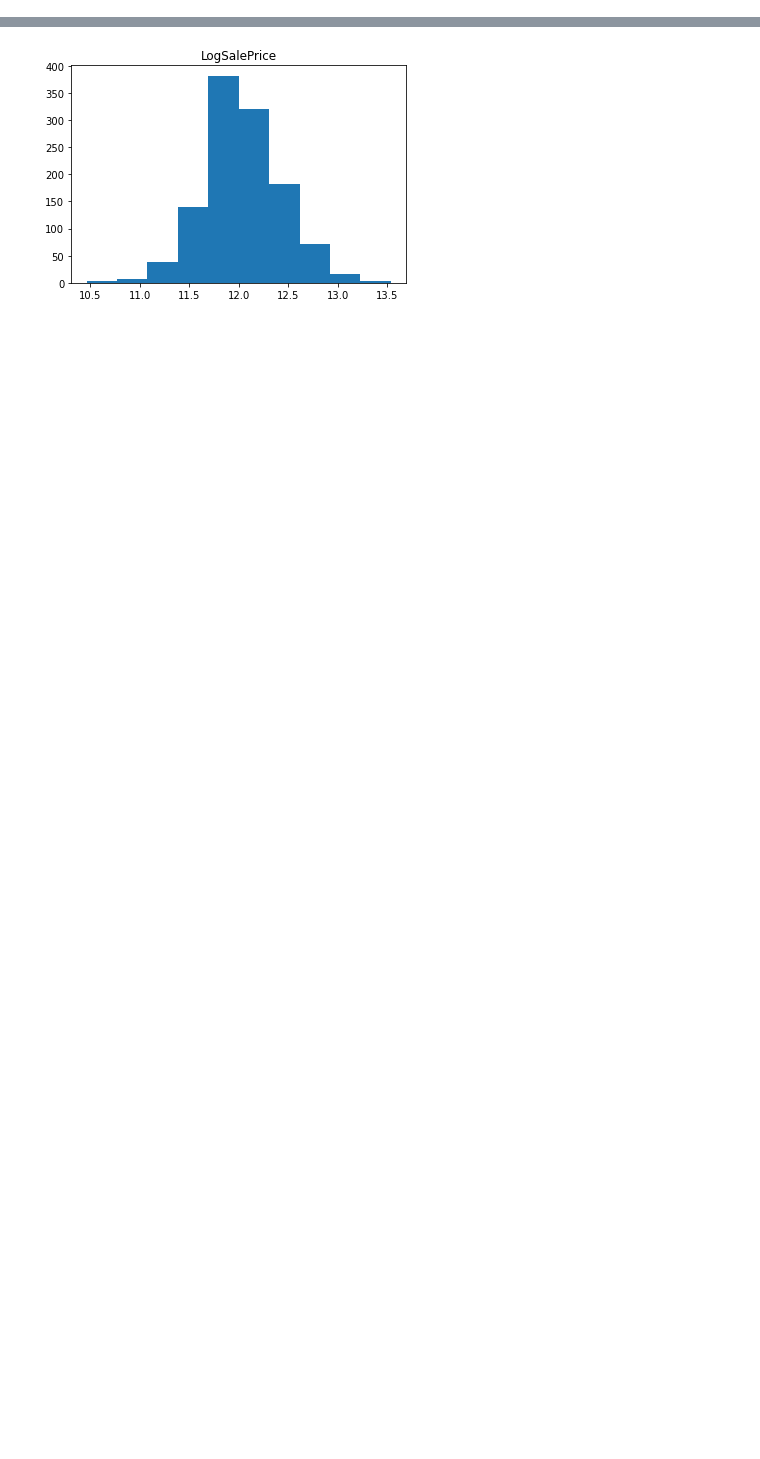
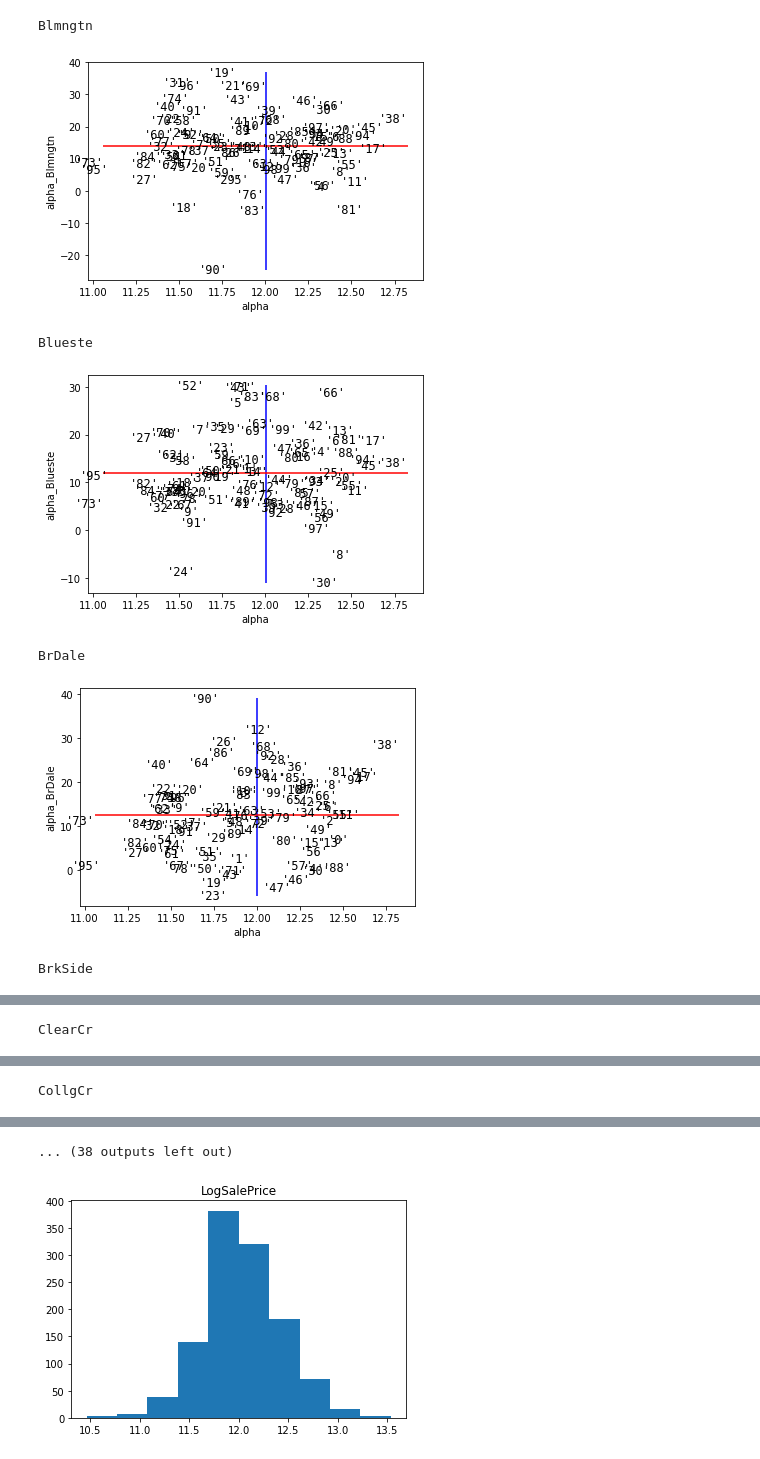
Before and after one commit to samvoisin/bayesian-hp, a Jupyter notebook: notebooks/prior_pred_checks.ipynb, the cells around one changed output, grey strips where cells are left out. Drawn from its saved outputs; the diff is of its cells as text; code cells hidden in the pictures; blank space fills up the shorter version.

```diff
--- a/notebooks/prior_pred_checks.ipynb
+++ b/notebooks/prior_pred_checks.ipynb
@@ -97,0 +142,33 @@ plt.show()
+# %%
+text_style = dict(horizontalalignment='right',
+                  verticalalignment='center',
+                  fontsize=12,
+                  fontfamily='monospace')
+
+n_samps, n_nbds = prior_pred["alpha_nbd"].shape
+mrkrs = [str(i) for i in range(n_samps)]
+for i in range(n_nbds):
+    print(Neighborhoods[i])
+    fig, ax = plt.subplots()
+    for j in range(n_samps):
+        ax.text(prior_pred["alpha"][j],
+                prior_pred["alpha_nbd"][j,i], repr(mrkrs[j]), **text_style)
+    ax.vlines(x=prior_pred["alpha"].mean(),
+               ymin=prior_pred["alpha_nbd"][:,i].min(),
+               ymax=prior_pred["alpha_nbd"][:,i].max(),
+               color="blue", label="tau mean")
+    ax.hlines(y=prior_pred["alpha_nbd"][:,i].mean(),
+                 xmin=prior_pred["alpha"].min(),
+                 xmax=prior_pred["alpha"].max(),
+                 color="red", label="alpha mean")
+    ax.set_xlabel("alpha")
+    ax.set_ylabel(f"alpha_{Neighborhoods[i]}")
+    plt.show()
+# %% [output]
+Blmngtn
+[figure, added]
+Blueste
+[figure, added]
+BrDale
+[figure, added]
+BrkSide
@@ -97,0 +176 @@ plt.show()
+ClearCr
@@ -97,0 +178 @@ plt.show()
+CollgCr
@@ -98,3 +180,4 @@ plt.show()
+... (38 outputs left out)
 # %%
 plt.hist(raw_df["LogSalePrice"])
 plt.title("LogSalePrice")
```
Also changed, not shown: parts of 14 cells of this notebook, 22 other files.
